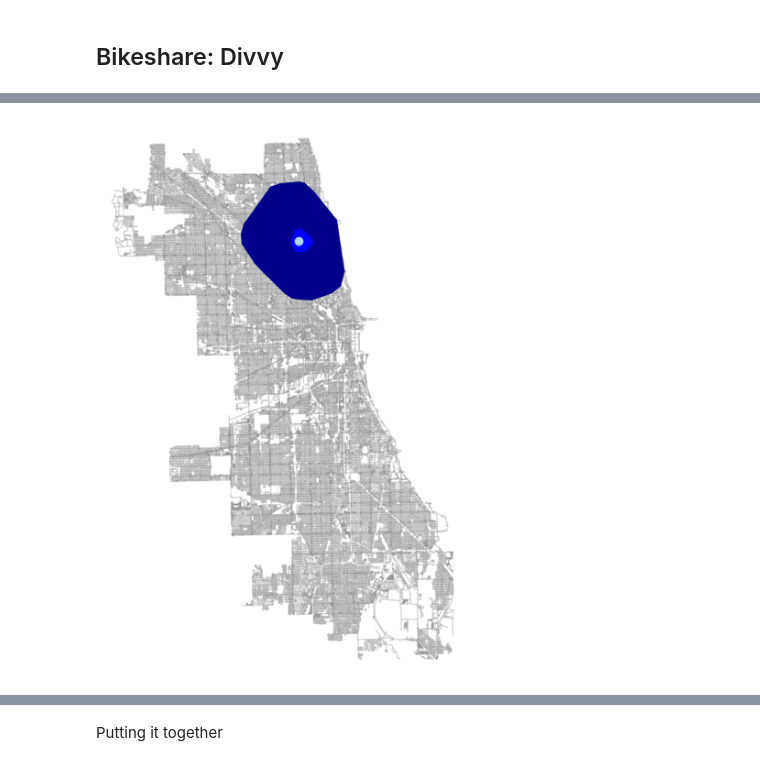
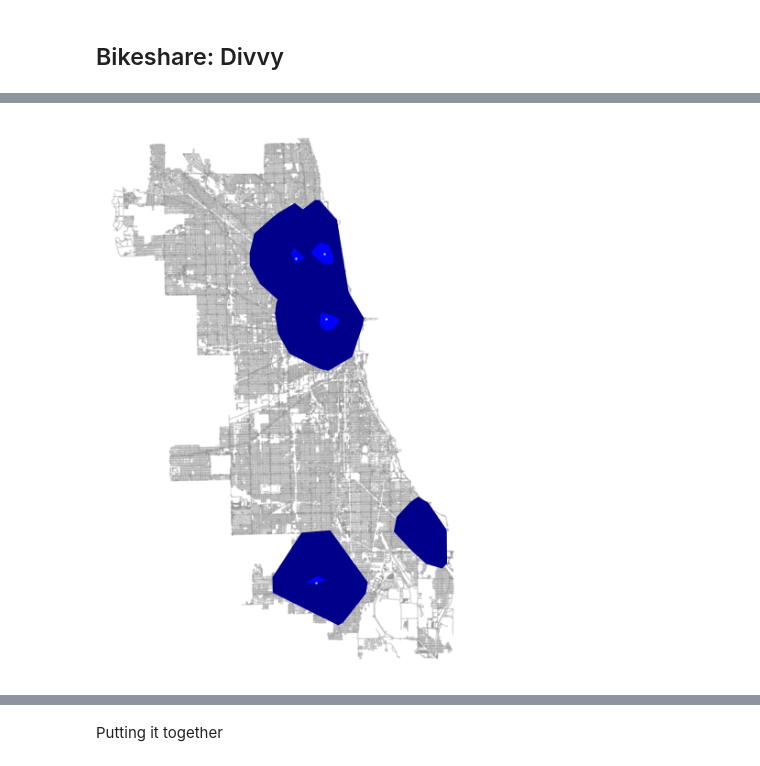
Before and after one commit to largaret/isofare-mapping, a Jupyter notebook: isofare-final.ipynb, the cells around one changed output, grey strips where cells are left out. Cells and saved outputs as stored; diff of their text form; code cells hidden in the pictures.

```diff
--- a/isofare-final.ipynb
+++ b/isofare-final.ipynb
@@ -556,5 +523,3 @@ def make_convex_hull_isochrones(graph, node_array, fare_costs):
                 gpd.GeoSeries(node_points).union_all().convex_hull
             )
     return isochrone_polys
-# %%
-isochrone_polys = make_convex_hull_isochrones(city_data[CHI]["bike"], [1536820572], [0.5, 2, 5])
@@ -615,27 +537,10 @@ isochrone_gdf
-# %%
-# @markdown This cell contains helper functions for plotting our isochrones
-# @markdown and street network together. Namely `plot_base_graph` which plots
-# @markdown the street network with consistent styling, and `make_color_legend`
-# @markdown which creates a legend with square boxes for our isochrone colors.
-def make_color_legend(ax, colors, labels):
-    lines = [
-        mlines.Line2D(
-            [0], [0], linestyle="none", marker="s",
-            markersize=10, markerfacecolor=color
-        )
-        for color in colors
-    ]
-    ax.legend(lines, labels)
-
-
-def plot_base_graph(graph, ax=None):
-    return ox.plot_graph(
-        graph,
-        ax=ax,
-        show=False,
-        close=False,
-        edge_color="#999999",
-        edge_alpha=0.2,
-        node_size=0,
-        bgcolor="w",
-    )
+# %%
+# choose some nodes:
+node_array = divvy_bike_nodes[40:45]
+
+graph = city_data[CHI]["bike"]
+fare_costs = [0.5, 2, 5]
+# %%
+isochrone_polys = make_convex_hull_isochrones(graph, node_array, fare_costs)
+isochrone_gdf = polys_to_gdf(isochrone_polys, fare_costs)
+isochrone_gdf
@@ -642,9 +564,9 @@ def plot_base_graph(graph, ax=None):
 # %%
 fig, ax = plt.subplots(figsize=[5, 10])
 
 plot_base_graph(city_data[CHI]["bike"], ax=ax)
 
 for i, (cost, color) in enumerate(zip(reversed([0.50, 2, 5]), ["darkblue", "blue", "lightblue"])):
-    isochrone_gdf[isochrone_gdf["cost"] == cost].plot(ax=ax, color=color)
+    isochrone_gdf[isochrone_gdf["cost"] == cost].plot(ax=ax, color=color, markersize=0.5)
 # %% [output]
-[figure, old version]
+[figure, new version]
```
Also changed, not shown: parts of 66 cells of this notebook, 2 other files.
